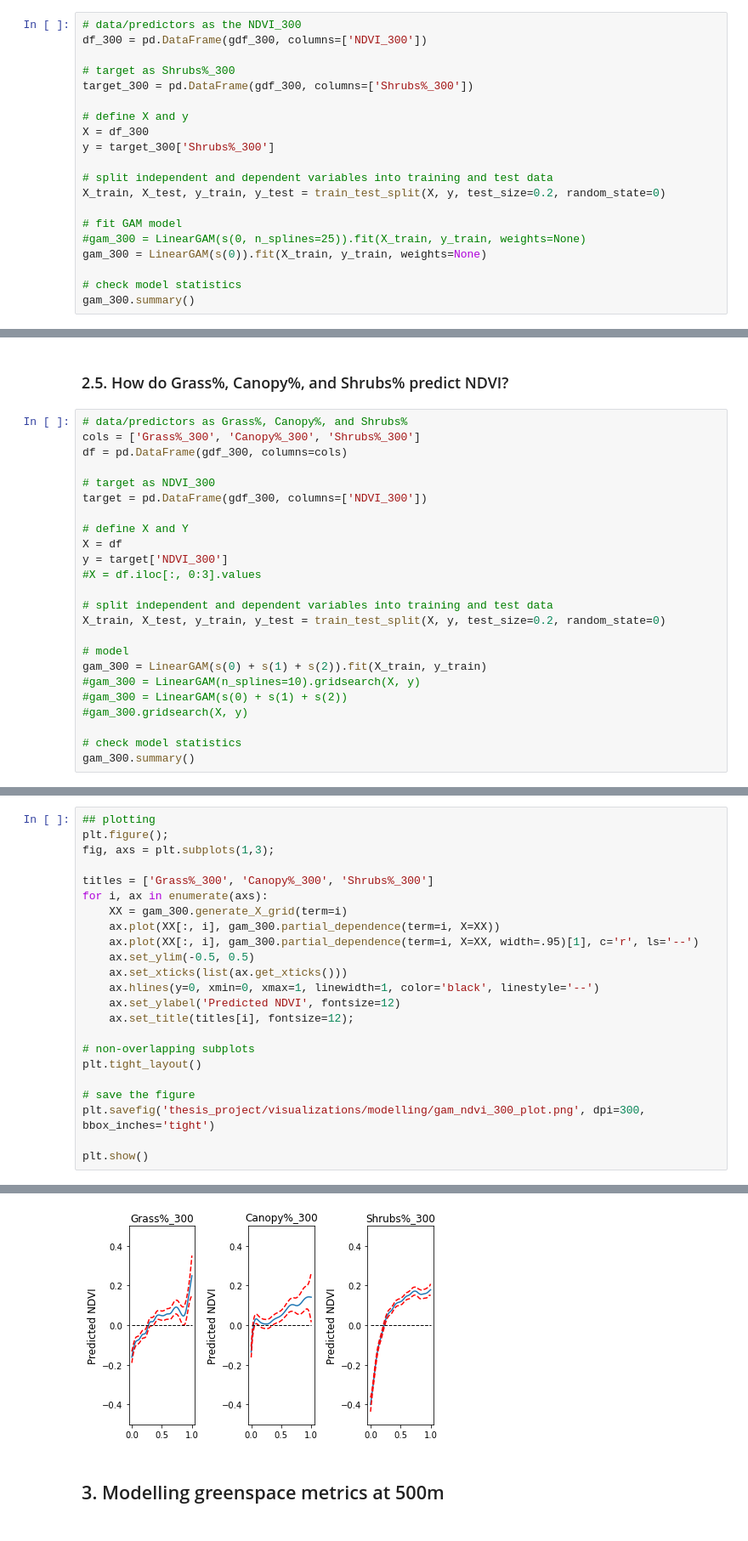
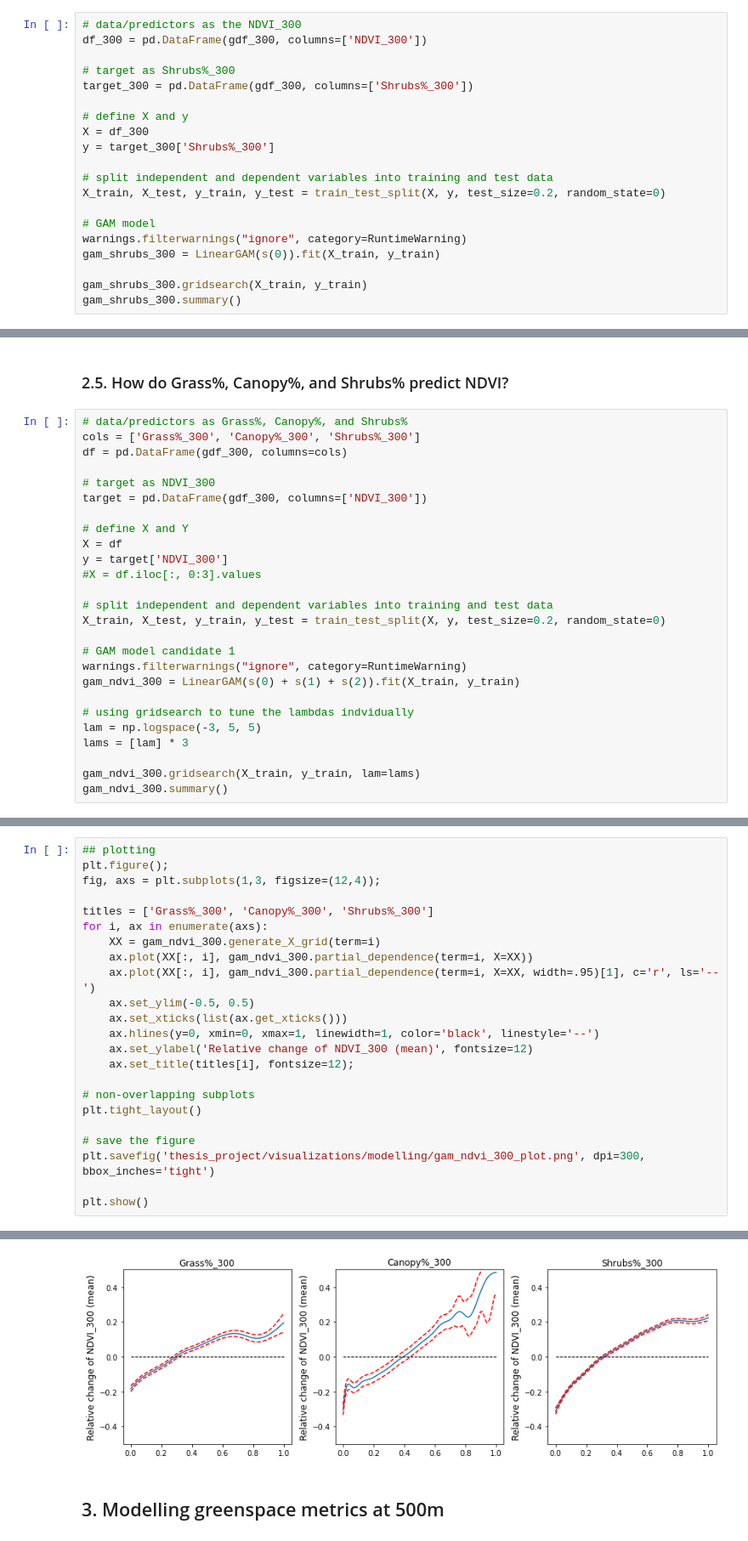
Before and after one commit to alexdelai/NDVI-dimist, a Jupyter notebook: greenspace_modelling.ipynb, the cells around one changed output, grey strips where cells are left out. Shown at 85% size. Saved outputs shown, nothing was run; the diff lists cells and outputs as text.

```diff
--- a/greenspace_modelling.ipynb
+++ b/greenspace_modelling.ipynb
@@ -1352,10 +1358,10 @@ y = target_300['Shrubs%_300']
 # split independent and dependent variables into training and test data
 X_train, X_test, y_train, y_test = train_test_split(X, y, test_size=0.2, random_state=0)
 
-# fit GAM model
-#gam_300 = LinearGAM(s(0, n_splines=25)).fit(X_train, y_train, weights=None)
-gam_300 = LinearGAM(s(0)).fit(X_train, y_train, weights=None)
+# GAM model
+warnings.filterwarnings("ignore", category=RuntimeWarning)
+gam_shrubs_300 = LinearGAM(s(0)).fit(X_train, y_train)
 
-# check model statistics
-gam_300.summary()
+gam_shrubs_300.gridsearch(X_train, y_train)
+gam_shrubs_300.summary()
 # %% [output]
@@ -1447,12 +1454,14 @@ y = target['NDVI_300']
 # split independent and dependent variables into training and test data
 X_train, X_test, y_train, y_test = train_test_split(X, y, test_size=0.2, random_state=0)
 
-# model
-gam_300 = LinearGAM(s(0) + s(1) + s(2)).fit(X_train, y_train)
-#gam_300 = LinearGAM(n_splines=10).gridsearch(X, y)
-#gam_300 = LinearGAM(s(0) + s(1) + s(2))
-#gam_300.gridsearch(X, y)
+# GAM model candidate 1
+warnings.filterwarnings("ignore", category=RuntimeWarning)
+gam_ndvi_300 = LinearGAM(s(0) + s(1) + s(2)).fit(X_train, y_train)
 
-# check model statistics
-gam_300.summary()
+# using gridsearch to tune the lambdas indvidually
+lam = np.logspace(-3, 5, 5)
+lams = [lam] * 3
+
+gam_ndvi_300.gridsearch(X_train, y_train, lam=lams)
+gam_ndvi_300.summary()
 # %% [output]
@@ -1482,29 +1492,29 @@ github.com/dswah/pyGAM/issues/163
 # %%
 ## plotting
 plt.figure();
-fig, axs = plt.subplots(1,3);
+fig, axs = plt.subplots(1,3, figsize=(12,4));
 
 titles = ['Grass%_300', 'Canopy%_300', 'Shrubs%_300']
 for i, ax in enumerate(axs):
-    XX = gam_300.generate_X_grid(term=i)
-    ax.plot(XX[:, i], gam_300.partial_dependence(term=i, X=XX))
-    ax.plot(XX[:, i], gam_300.partial_dependence(term=i, X=XX, width=.95)[1], c='r', ls='--')
+    XX = gam_ndvi_300.generate_X_grid(term=i)
+    ax.plot(XX[:, i], gam_ndvi_300.partial_dependence(term=i, X=XX))
+    ax.plot(XX[:, i], gam_ndvi_300.partial_dependence(term=i, X=XX, width=.95)[1], c='r', ls='--')
     ax.set_ylim(-0.5, 0.5)
     ax.set_xticks(list(ax.get_xticks()))
     ax.hlines(y=0, xmin=0, xmax=1, linewidth=1, color='black', linestyle='--')
-    ax.set_ylabel('Predicted NDVI', fontsize=12)
+    ax.set_ylabel('Relative change of NDVI_300 (mean)', fontsize=12)
     ax.set_title(titles[i], fontsize=12);
 
 # non-overlapping subplots
 plt.tight_layout()
 
 # save the figure
 plt.savefig('thesis_project/visualizations/modelling/gam_ndvi_300_plot.png', dpi=300, bbox_inches='tight')
 
 plt.show()
 # %% [output]
 <Figure size 432x288 with 0 Axes>
-[figure, old version]
+[figure, new version]
 # %% [markdown]
 ## 3. Modelling greenspace metrics at 500m
 # %%
```
Also changed, not shown: parts of 136 cells of this notebook, 2 other files.
